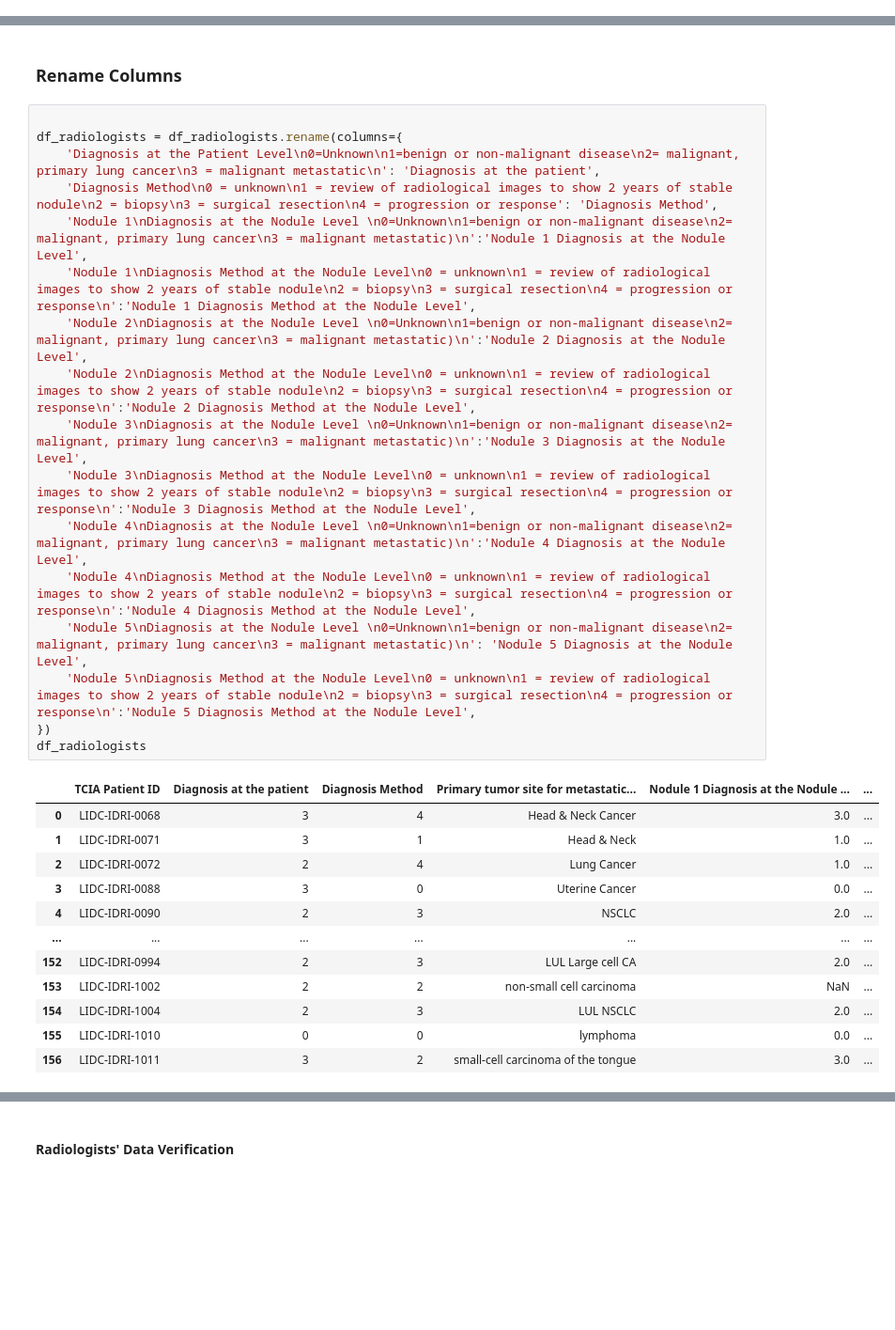
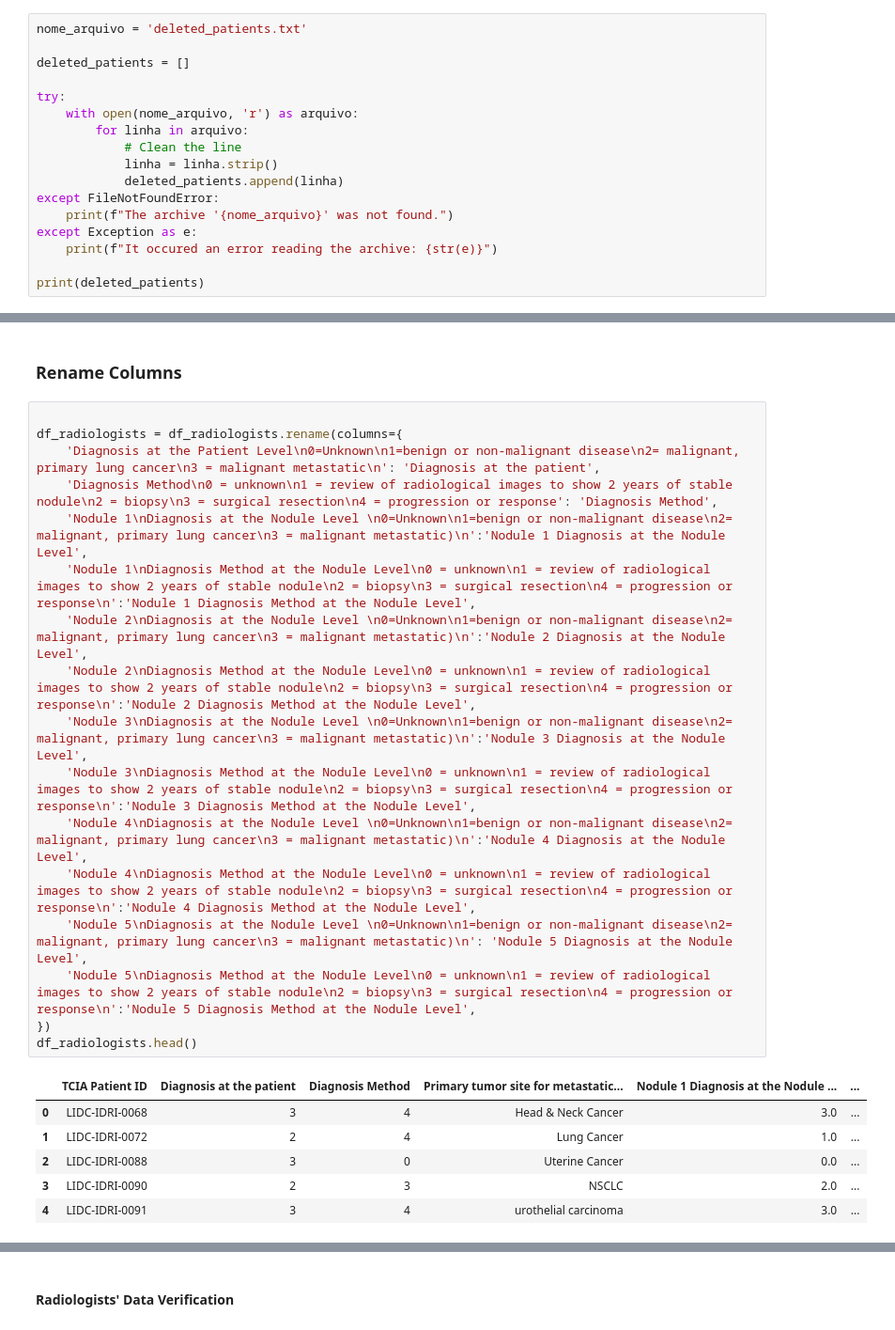
Before and after one commit to catarinam93/Lung-Cancer-Study, a Jupyter notebook: PreProcessamento/pre-processamento.ipynb, the cells around one changed output, grey strips where cells are left out. Shown at 94% size. Cells and saved outputs as stored; diff of their text form; blank space fills up the shorter version.

```diff
--- a/PreProcessamento/pre-processamento.ipynb
+++ b/PreProcessamento/pre-processamento.ipynb
@@ -55,0 +65,17 @@ NameError: name 'pl' is not defined
+# %%
+nome_arquivo = 'deleted_patients.txt'
+
+deleted_patients = []
+
+try:
+    with open(nome_arquivo, 'r') as arquivo:
+        for linha in arquivo:
+            # Clean the line
+            linha = linha.strip()
+            deleted_patients.append(linha)
+except FileNotFoundError:
+    print(f"The archive '{nome_arquivo}' was not found.")
+except Exception as e:
+    print(f"It occured an error reading the archive: {str(e)}")
+
+print(deleted_patients)
@@ -99,30 +116,24 @@ df_radiologists.head()
 # %%
 
 df_radiologists = df_radiologists.rename(columns={
     'Diagnosis at the Patient Level\n0=Unknown\n1=benign or non-malignant disease\n2= malignant, primary lung cancer\n3 = malignant metastatic\n': 'Diagnosis at the patient',
     'Diagnosis Method\n0 = unknown\n1 = review of radiological images to show 2 years of stable nodule\n2 = biopsy\n3 = surgical resection\n4 = progression or response': 'Diagnosis Method',
     'Nodule 1\nDiagnosis at the Nodule Level \n0=Unknown\n1=benign or non-malignant disease\n2= malignant, primary lung cancer\n3 = malignant metastatic)\n':'Nodule 1 Diagnosis at the Nodule Level',
     'Nodule 1\nDiagnosis Method at the Nodule Level\n0 = unknown\n1 = review of radiological images to show 2 years of stable nodule\n2 = biopsy\n3 = surgical resection\n4 = progression or response\n':'Nodule 1 Diagnosis Method at the Nodule Level',
     'Nodule 2\nDiagnosis at the Nodule Level \n0=Unknown\n1=benign or non-malignant disease\n2= malignant, primary lung cancer\n3 = malignant metastatic)\n':'Nodule 2 Diagnosis at the Nodule Level',
     'Nodule 2\nDiagnosis Method at the Nodule Level\n0 = unknown\n1 = review of radiological images to show 2 years of stable nodule\n2 = biopsy\n3 = surgical resection\n4 = progression or response\n':'Nodule 2 Diagnosis Method at the Nodule Level',
     'Nodule 3\nDiagnosis at the Nodule Level \n0=Unknown\n1=benign or non-malignant disease\n2= malignant, primary lung cancer\n3 = malignant metastatic)\n':'Nodule 3 Diagnosis at the Nodule Level',
     'Nodule 3\nDiagnosis Method at the Nodule Level\n0 = unknown\n1 = review of radiological images to show 2 years of stable nodule\n2 = biopsy\n3 = surgical resection\n4 = progression or response\n':'Nodule 3 Diagnosis Method at the Nodule Level',
     'Nodule 4\nDiagnosis at the Nodule Level \n0=Unknown\n1=benign or non-malignant disease\n2= malignant, primary lung cancer\n3 = malignant metastatic)\n':'Nodule 4 Diagnosis at the Nodule Level',
     'Nodule 4\nDiagnosis Method at the Nodule Level\n0 = unknown\n1 = review of radiological images to show 2 years of stable nodule\n2 = biopsy\n3 = surgical resection\n4 = progression or response\n':'Nodule 4 Diagnosis Method at the Nodule Level',
     'Nodule 5\nDiagnosis at the Nodule Level \n0=Unknown\n1=benign or non-malignant disease\n2= malignant, primary lung cancer\n3 = malignant metastatic)\n': 'Nodule 5 Diagnosis at the Nodule Level',
     'Nodule 5\nDiagnosis Method at the Nodule Level\n0 = unknown\n1 = review of radiological images to show 2 years of stable nodule\n2 = biopsy\n3 = surgical resection\n4 = progression or response\n':'Nodule 5 Diagnosis Method at the Nodule Level',
 })
-df_radiologists
+df_radiologists.head()
 # %% [output]
 |  | TCIA Patient ID | Diagnosis at the patient | Diagnosis Method | Primary tumor site for metastatic... | Nodule 1 Diagnosis at the Nodule ... | ... |
 | 0 | LIDC-IDRI-0068 | 3 | 4 | Head & Neck Cancer | 3.0 | ... |
-| 1 | LIDC-IDRI-0071 | 3 | 1 | Head & Neck | 1.0 | ... |
-| 2 | LIDC-IDRI-0072 | 2 | 4 | Lung Cancer | 1.0 | ... |
-| 3 | LIDC-IDRI-0088 | 3 | 0 | Uterine Cancer | 0.0 | ... |
-| 4 | LIDC-IDRI-0090 | 2 | 3 | NSCLC | 2.0 | ... |
-| ... | ... | ... | ... | ... | ... | ... |
-| 152 | LIDC-IDRI-0994 | 2 | 3 | LUL Large cell CA | 2.0 | ... |
-| 153 | LIDC-IDRI-1002 | 2 | 2 | non-small cell carcinoma | NaN | ... |
-| 154 | LIDC-IDRI-1004 | 2 | 3 | LUL NSCLC | 2.0 | ... |
-| 155 | LIDC-IDRI-1010 | 0 | 0 | lymphoma | 0.0 | ... |
-| 156 | LIDC-IDRI-1011 | 3 | 2 | small-cell carcinoma of the tongue | 3.0 | ... |
+| 1 | LIDC-IDRI-0072 | 2 | 4 | Lung Cancer | 1.0 | ... |
+| 2 | LIDC-IDRI-0088 | 3 | 0 | Uterine Cancer | 0.0 | ... |
+| 3 | LIDC-IDRI-0090 | 2 | 3 | NSCLC | 2.0 | ... |
+| 4 | LIDC-IDRI-0091 | 3 | 4 | urothelial carcinoma | 3.0 | ... |
```
Also changed, not shown: parts of 65 cells of this notebook, 3 other files.
